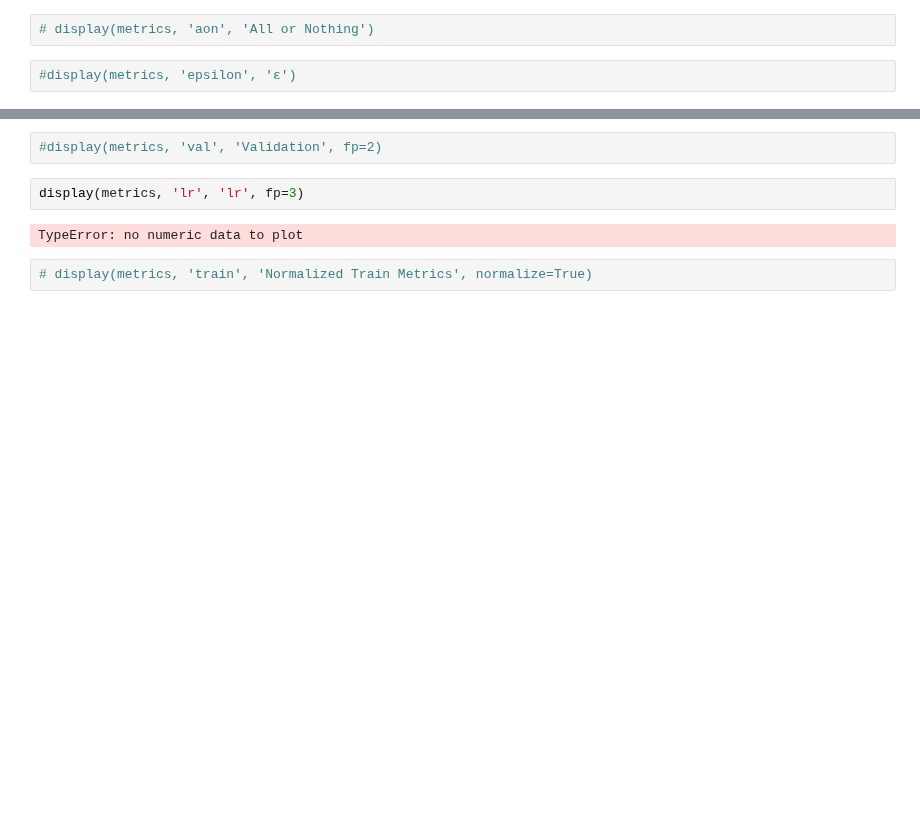
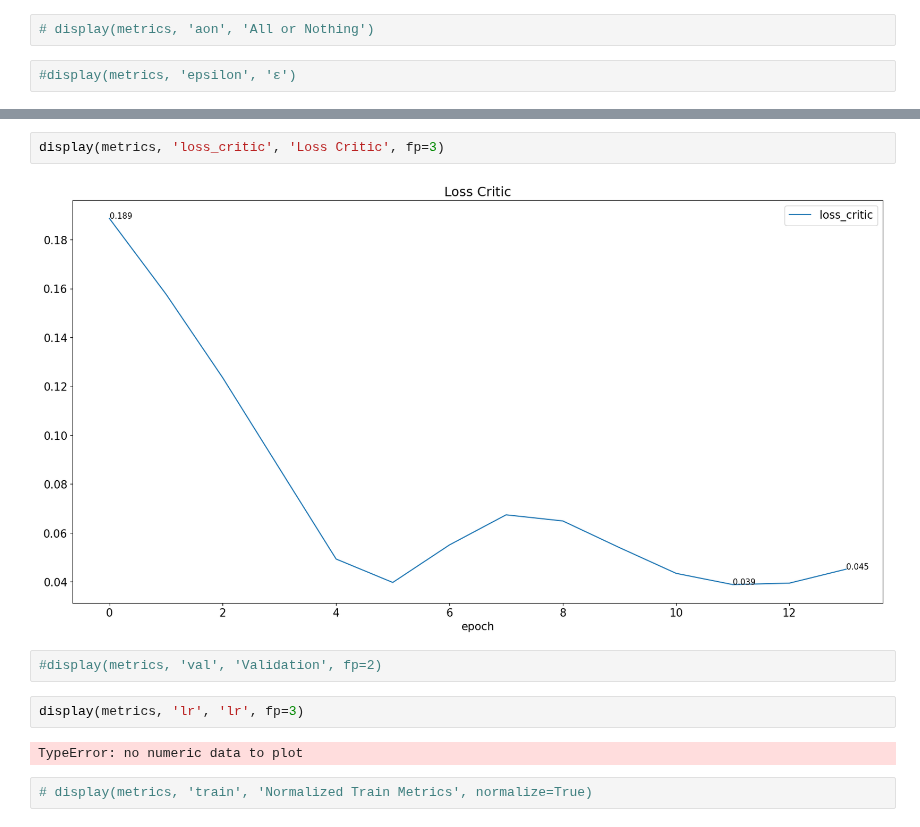
Before and after one commit to osnieltx/gnn-co, a Jupyter notebook: validation/history_visualizer.ipynb, the cells around one changed output, grey strips where cells are left out. Cells and saved outputs as stored; diff of their text form; blank space fills up the shorter version.

```diff
--- a/validation/history_visualizer.ipynb
+++ b/validation/history_visualizer.ipynb
@@ -74,3 +74,7 @@ display(metrics, 'loss', 'Loss', fp=5)
+# %%
+display(metrics, 'loss_critic', 'Loss Critic', fp=3)
+# %% [output]
+[figure, added]
 # %%
 #display(metrics, 'val', 'Validation', fp=2)
 # %%
```
Also changed, not shown: parts of 3 cells of this notebook, 2 other files.
